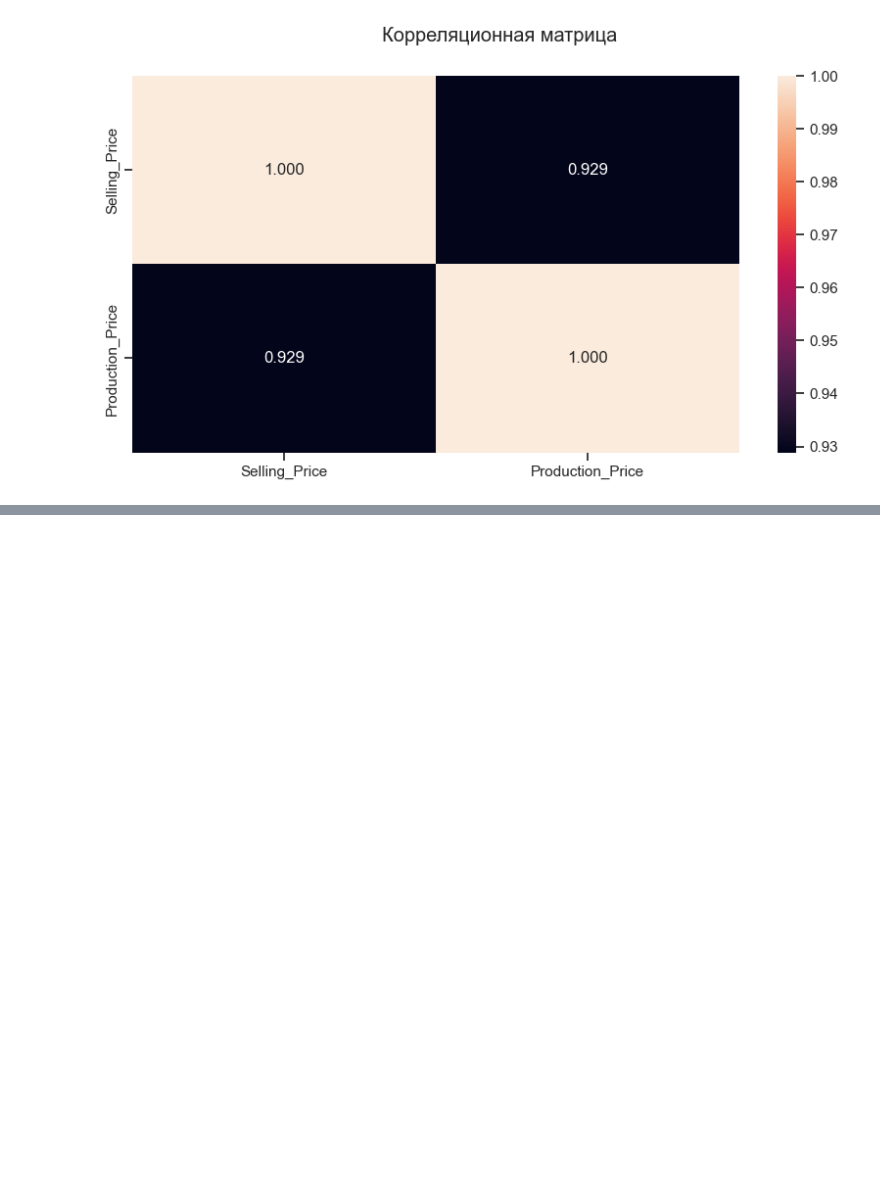
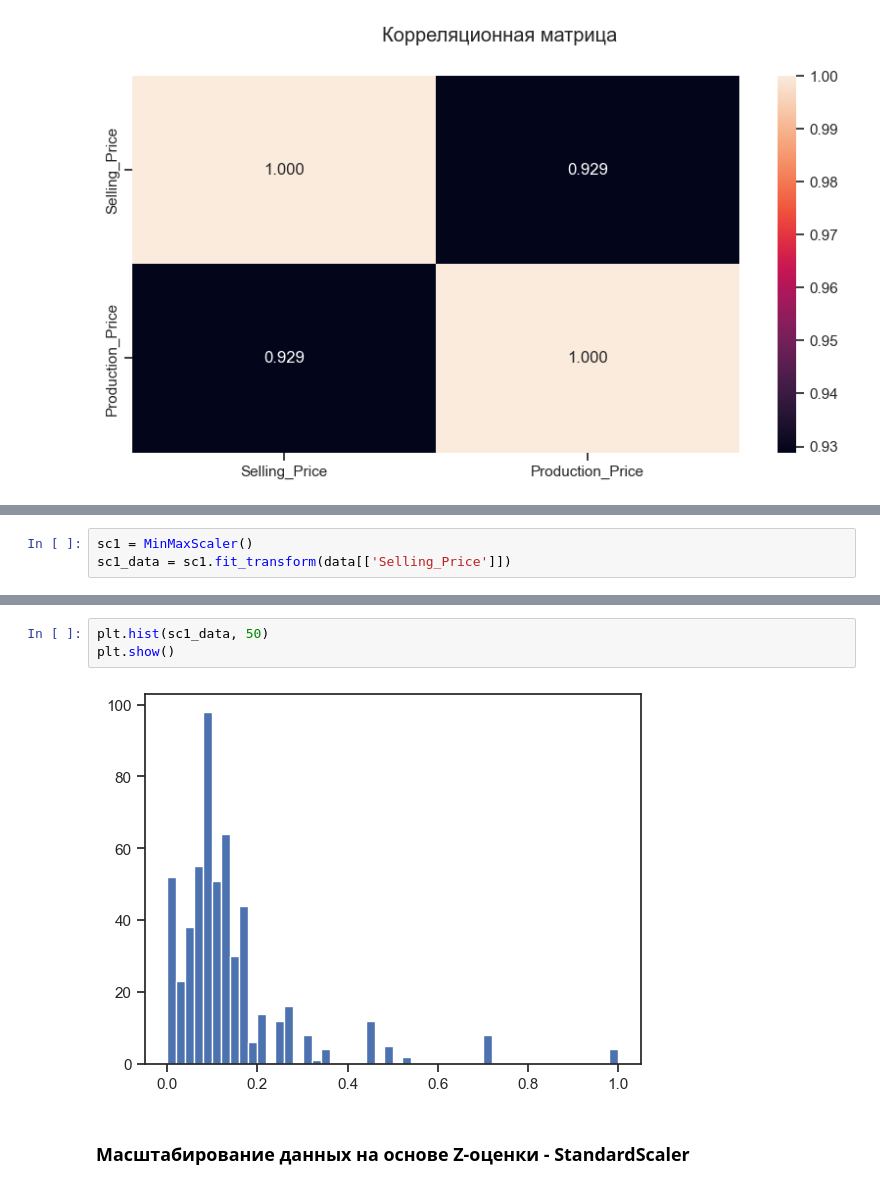
Before and after one commit to DriverOnLips/ml_bmstu_2024, a Jupyter notebook: processing.ipynb, the cells around one changed output, grey strips where cells are left out. Drawn from its saved outputs; the diff is of its cells as text; blank space fills up the shorter version.

```diff
--- a/processing.ipynb
+++ b/processing.ipynb
@@ -250,0 +338,3 @@ sns.heatmap(data.corr(numeric_only=True), ax=ax, annot=True, fmt='.3f')
+# %%
+sc1 = MinMaxScaler()
+sc1_data = sc1.fit_transform(data[['Selling_Price']])
@@ -250,0 +346,7 @@ sns.heatmap(data.corr(numeric_only=True), ax=ax, annot=True, fmt='.3f')
+# %%
+plt.hist(sc1_data, 50)
+plt.show()
+# %% [output]
+[figure, added]
+# %% [markdown]
+### Масштабирование данных на основе Z-оценки - StandardScaler
```
Also changed, not shown: parts of 28 cells of this notebook.
